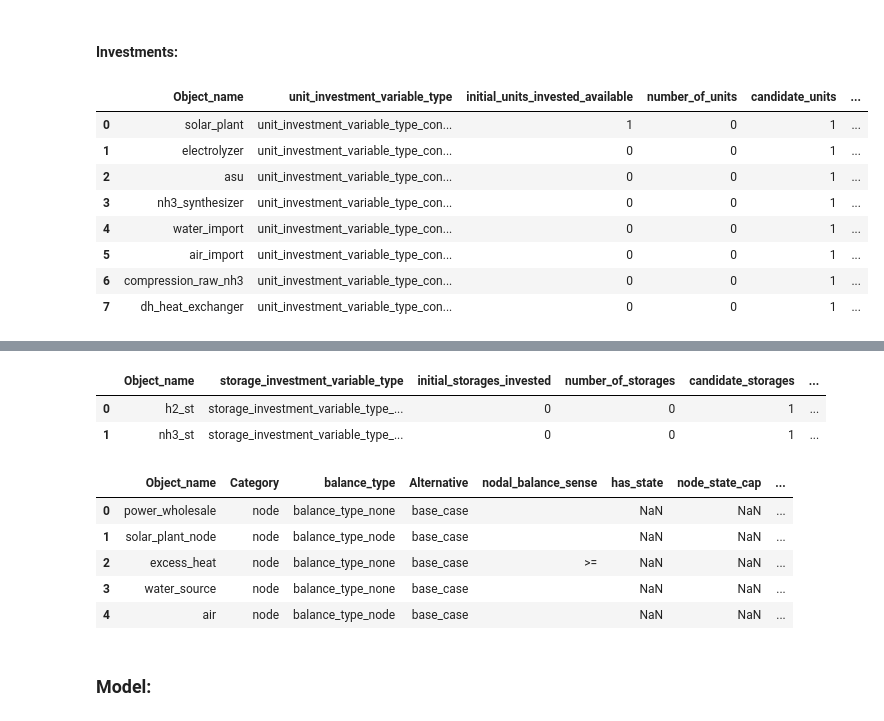
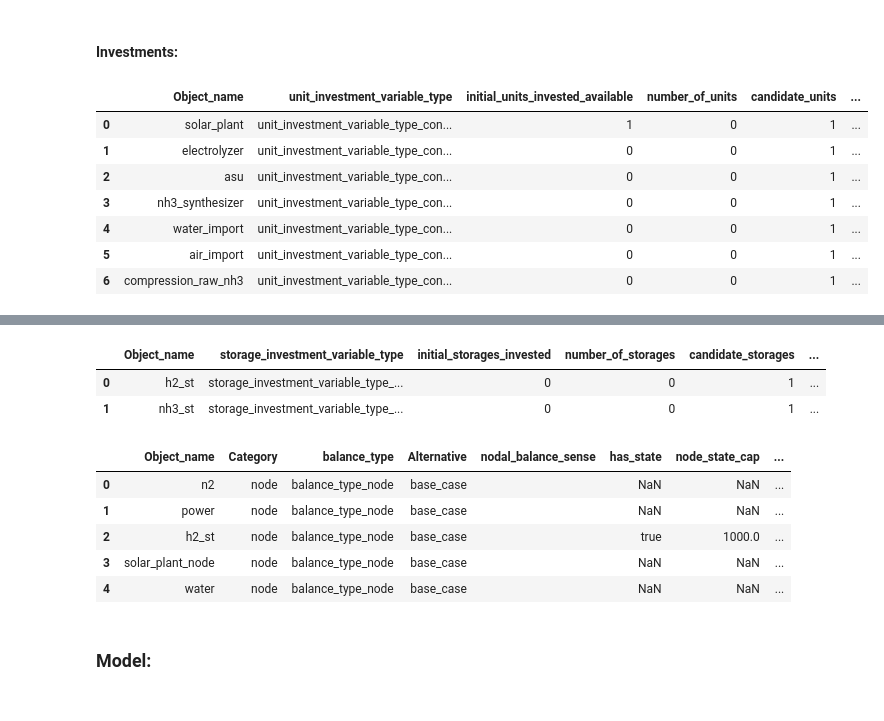
Before and after one commit to CSEI-EU/Nord_H2ub, a Jupyter notebook: spine_projects/01_input_data/00_functions/please_ignore.ipynb, the cells around one changed output, grey strips where cells are left out. Saved outputs shown, nothing was run; the diff lists cells and outputs as text; code cells hidden in the pictures.

```diff
--- a/spine_projects/01_input_data/00_functions/please_ignore.ipynb
+++ b/spine_projects/01_input_data/00_functions/please_ignore.ipynb
@@ -318,12 +317,6 @@ df_connections = process_dataframe(df_model_connections, 'Connection', 'connecti
 
 # Define the elements of the network
 df_definition, df_nodes = create_definition_dataframe(df_model_units_relations, df_model_connections, RES_powers)
-
-# Add district heating
-if district_heating:
-    df_definition = pd.concat([df_definition, dh_sheets_mapping['Definition']], ignore_index=True)
-else:
-    pass
 # %% [markdown]
 ## Fitting data into format
 # %% [markdown]
@@ -500,12 +487,6 @@ merged_df2.loc[merged_df2['balance_type'] == 'balance_type_none', 'node_slack_pe
 # Add the information into the df_nodes
 df_nodes['node_slack_penalty'] = merged_df2['node_slack_penalty']
 
-# Add district heating
-if district_heating:
-    df_nodes = pd.concat([df_nodes, dh_sheets_mapping['Nodes']], ignore_index=True)
-    df_nodes.loc[df_nodes['Object_name'] == 'excess_heat', 'nodal_balance_sense'] = '>='
-    df_nodes.loc[df_nodes['Object_name'] == 'excess_heat', 'node_slack_penalty'] = 100000000
-
 # Show table head for control
 df_nodes.head()
 # %% [output]
@@ -732,20 +713,10 @@ df_object__node_definitions = pd.DataFrame(df_object__node[['Relationship_class_
 df_object__node_definitions = df_object__node_definitions.drop_duplicates()
 df_object__node_definitions = df_object__node_definitions.reset_index(drop=True)
 
-# Add district heating
-if district_heating:
-    df_object__node_definitions = pd.concat([df_object__node_definitions, dh_sheets_mapping['Object__to_from_node_definition']], ignore_index=True)
-else:
-    pass
-
 # Drop rows where no parameters for the relationship are defined (column has missing values (NaN or None))
 drop_no_value_column = 'Parameter'
 df_object__node_values = df_object__node[df_object__node[drop_no_value_column] != '']
 
-# Add district heating
-if district_heating:
-    df_object__node_values = pd.concat([df_object__node_values, dh_sheets_mapping['Object__to_from_node']], ignore_index=True)
-
 df_object__node_values.head(70)
 # %% [output]
 |  | Relationship_class_name | Object_class | Object_name | Object_to_from | Object_to_from_name | Parameter | ... |
@@ -946,11 +917,6 @@ df_object_node_node = df_object_node_node[
     df_object_node_node['Object_name'].apply(matches_active)
 ]
 
-# Add district heating
-if district_heating:
-    df_object_node_node = pd.concat([df_object_node_node, dh_sheets_mapping['Object__node_node']], ignore_index=True)
-
-
 # Show table head for control
 df_object_node_node.head(50)
 # %% [output]
@@ -1135,39 +1097,33 @@ if candidate_nonzero:
                       'candidate_units': 1, # 1 = investment limit
                       'unit_investment_cost': unit_investment_cost,
                       'unit_investment_tech_lifetime': lifetime,
                       'unit_investment_econ_lifetime': lifetime,  # Same as tech lifetime
                       'Alternative': run_name
                      }
 
         rows_to_add.append(row_to_add)
 
     df_units_inv_parameters = pd.concat([df_units_inv_parameters, pd.DataFrame(rows_to_add)], ignore_index=True)
 
     # Scale investment costs to lifetime
     df_units_inv_parameters = scale_costs(df_units_inv_parameters, start_date, end_date, 'unit')
 
     # Scale investment costs to roll forward if used
     if roll_forward_use:
         df_units_inv_parameters['unit_investment_cost'] = df_units_inv_parameters['unit_investment_cost'] / int(num_slices)
 
-# Add district heating
-if district_heating:
-    df_units_inv_parameters = pd.concat([df_units_inv_parameters, dh_sheets_mapping['Unit_inv_parameters']], ignore_index=True)
-else:
-    pass
 
 # Show table head for control
 df_units_inv_parameters.head(30)
 # %% [output]
 |  | Object_name | unit_investment_variable_type | initial_units_invested_available | number_of_units | candidate_units | ... |
 | 0 | solar_plant | unit_investment_variable_type_con... | 1 | 0 | 1 | ... |
 | 1 | electrolyzer | unit_investment_variable_type_con... | 0 | 0 | 1 | ... |
 | 2 | asu | unit_investment_variable_type_con... | 0 | 0 | 1 | ... |
 | 3 | nh3_synthesizer | unit_investment_variable_type_con... | 0 | 0 | 1 | ... |
 | 4 | water_import | unit_investment_variable_type_con... | 0 | 0 | 1 | ... |
 | 5 | air_import | unit_investment_variable_type_con... | 0 | 0 | 1 | ... |
 | 6 | compression_raw_nh3 | unit_investment_variable_type_con... | 0 | 0 | 1 | ... |
-| 7 | dh_heat_exchanger | unit_investment_variable_type_con... | 0 | 0 | 1 | ... |
 # %%
 # Initialize df
 df_connections_inv_parameters = pd.DataFrame(columns=['Object_name', 'connection_type', 'connection_investment_variable_type',
@@ -1347,11 +1303,11 @@ for index, row in df_model_storages.iterrows():
 df_nodes.head()
 # %% [output]
 |  | Object_name | Category | balance_type | Alternative | nodal_balance_sense | has_state | node_state_cap | ... |
-| 0 | power_wholesale | node | balance_type_none | base_case |  | NaN | NaN | ... |
-| 1 | solar_plant_node | node | balance_type_node | base_case |  | NaN | NaN | ... |
-| 2 | excess_heat | node | balance_type_none | base_case | >= | NaN | NaN | ... |
-| 3 | water_source | node | balance_type_none | base_case |  | NaN | NaN | ... |
-| 4 | air | node | balance_type_node | base_case |  | NaN | NaN | ... |
+| 0 | n2 | node | balance_type_node | base_case |  | NaN | NaN | ... |
+| 1 | power | node | balance_type_node | base_case |  | NaN | NaN | ... |
+| 2 | h2_st | node | balance_type_node | base_case |  | true | 1000.0 | ... |
+| 3 | solar_plant_node | node | balance_type_node | base_case |  | NaN | NaN | ... |
+| 4 | water | node | balance_type_node | base_case |  | NaN | NaN | ... |
 # %% [markdown]
 ### Model:
 # %% [markdown]
```
Also changed, not shown: parts of 24 cells of this notebook, 4 other files.
